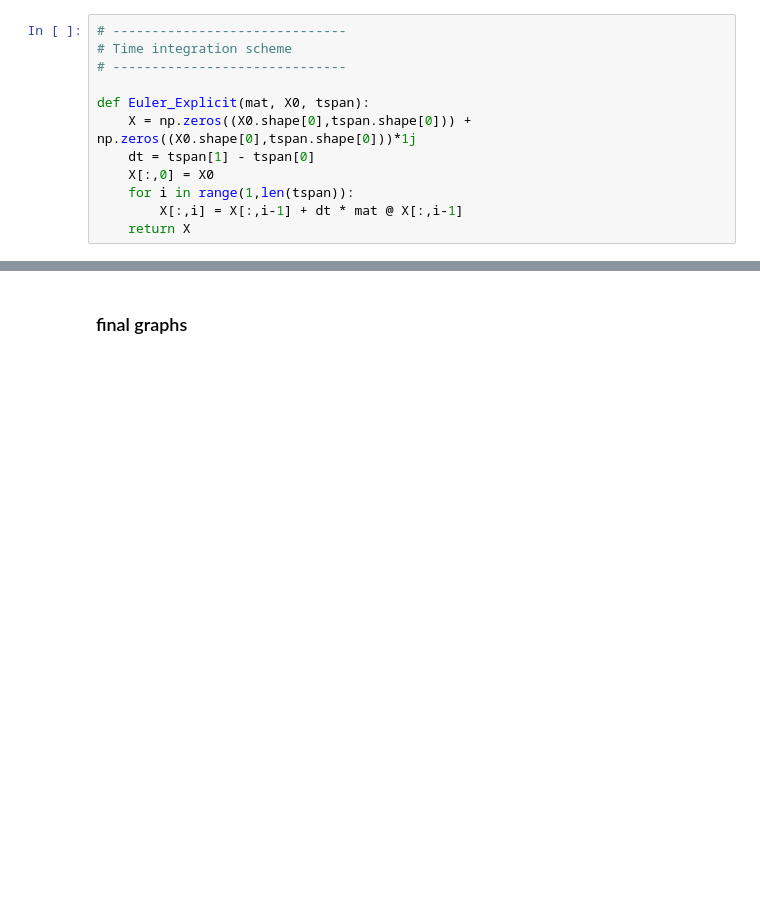
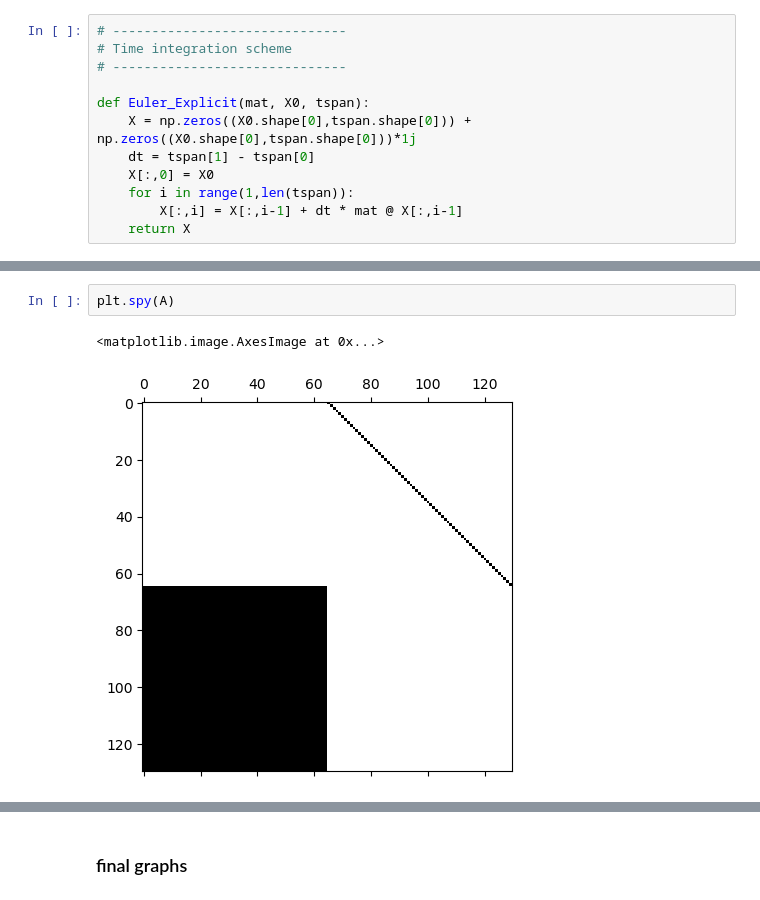
Before and after one commit to lucas-perrin/LWW_Assim, a Jupyter notebook: python_code/main_notebook.ipynb, the cells around one changed output, grey strips where cells are left out. Cells and saved outputs as stored; diff of their text form; blank space fills up the shorter version.

```diff
--- a/python_code/main_notebook.ipynb
+++ b/python_code/main_notebook.ipynb
@@ -316,2 +337,7 @@ conv_fact_fA_mod_lf = np.max(np.real(eigval_fA_mod_lf)[np.real(eigval_fA_mod_lf)
+# %%
+plt.spy(A)
+# %% [output]
+<matplotlib.image.AxesImage at 0x...>
+[figure, added]
 # %%
 plt.plot(np.real(eigval_fA_mod_lf),np.imag(eigval_fA_mod_lf),'s')
```
Also changed, not shown: parts of 20 cells of this notebook, 20 other files.
